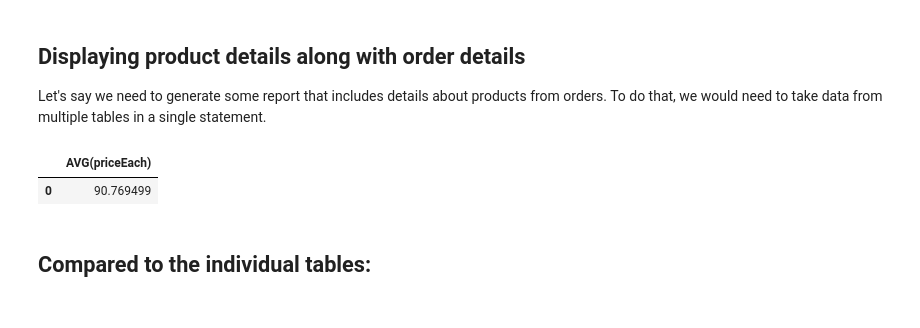
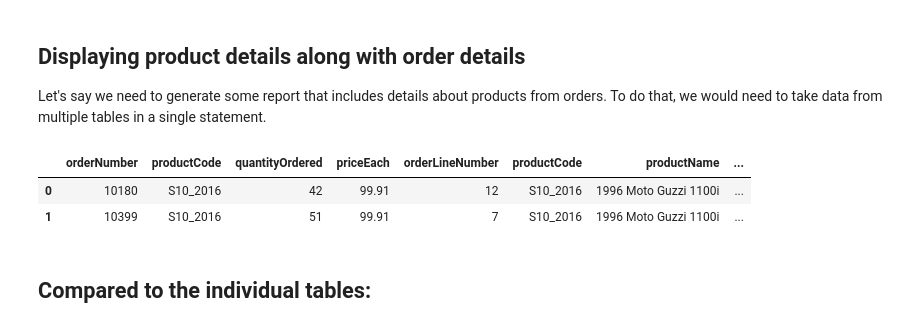
Before and after one commit to Botafogo1894/dsc-1-05-10-join-statements-nyc-career-ds-102218, a Jupyter notebook: index.ipynb, the cells around one changed output. Cells and saved outputs as stored; diff of their text form; code cells hidden in the pictures.

```diff
--- a/index.ipynb
+++ b/index.ipynb
@@ -26,17 +26,18 @@ Let's say we need to generate some report that includes details about products f
 # %%
 cur.execute("""select * from orderdetails as ord
                         join products as pro
                         on ord.productCode = pro.productCode
-                        where priceEach > (SELECT (priceEach) from orderdetails)
+                        where priceEach >= (SELECT MAX(priceEach) from orderdetails)
                         order by priceEach
                         limit 20;
                        """)
 df = pd.DataFrame(cur.fetchall()) #Take results and create dataframe
 df.columns = [i[0] for i in cur.description]
 df.head(20)
 # %% [output]
-|  | AVG(priceEach) |
-| 0 | 90.769499 |
+|  | orderNumber | productCode | quantityOrdered | priceEach | orderLineNumber | productCode | productName | ... |
+| 0 | 10180 | S10_2016 | 42 | 99.91 | 12 | S10_2016 | 1996 Moto Guzzi 1100i | ... |
+| 1 | 10399 | S10_2016 | 51 | 99.91 | 7 | S10_2016 | 1996 Moto Guzzi 1100i | ... |
 # %% [markdown]
 ## Compared to the individual tables:
 # %% [markdown]
```
